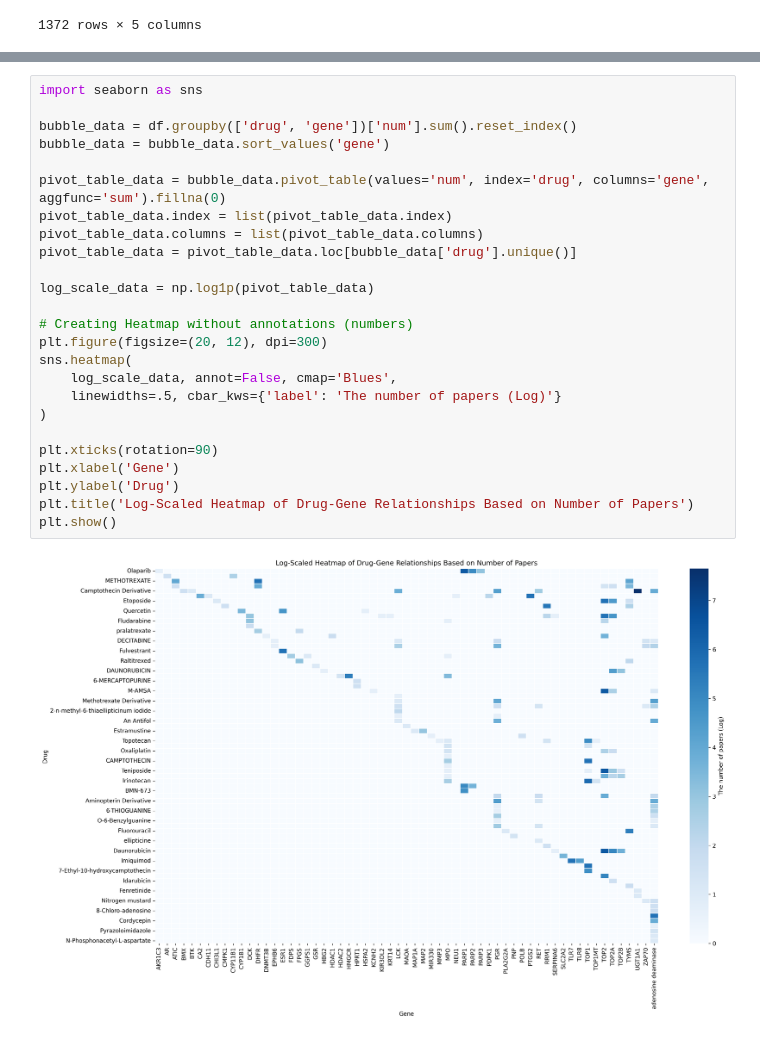
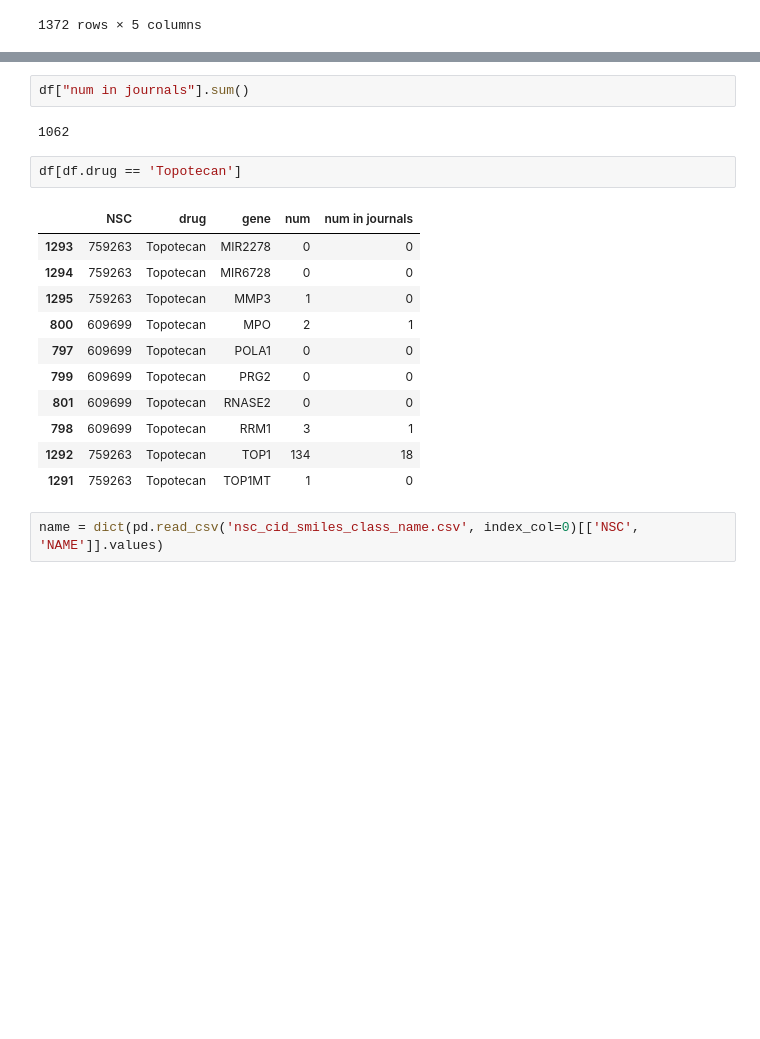
Before and after one commit to cannin/drGAT, a Jupyter notebook: Figs/Fig2.ipynb, the cells around one changed output, grey strips where cells are left out. Saved outputs shown, nothing was run; the diff lists cells and outputs as text; blank space fills up the shorter version.

```diff
--- a/Figs/Fig2.ipynb
+++ b/Figs/Fig2.ipynb
@@ -348,27 +301,20 @@ plt.show()
-# %%
-import seaborn as sns
-
-bubble_data = df.groupby(['drug', 'gene'])['num'].sum().reset_index()
-bubble_data = bubble_data.sort_values('gene')
-
-pivot_table_data = bubble_data.pivot_table(values='num', index='drug', columns='gene', aggfunc='sum').fillna(0)
-pivot_table_data.index = list(pivot_table_data.index)
-pivot_table_data.columns = list(pivot_table_data.columns)
-pivot_table_data = pivot_table_data.loc[bubble_data['drug'].unique()]
-
-log_scale_data = np.log1p(pivot_table_data)
-
-# Creating Heatmap without annotations (numbers)
-plt.figure(figsize=(20, 12), dpi=300)
-sns.heatmap(
-    log_scale_data, annot=False, cmap='Blues',
-    linewidths=.5, cbar_kws={'label': 'The number of papers (Log)'}
-)
-
-plt.xticks(rotation=90)
-plt.xlabel('Gene')
-plt.ylabel('Drug')
-plt.title('Log-Scaled Heatmap of Drug-Gene Relationships Based on Number of Papers')
-plt.show()
-# %% [output]
-[figure, removed]
+# %%
+df["num in journals"].sum()
+# %% [output]
+1062
+# %%
+df[df.drug == 'Topotecan']
+# %% [output]
+|  | NSC | drug | gene | num | num in journals |
+| 1293 | 759263 | Topotecan | MIR2278 | 0 | 0 |
+| 1294 | 759263 | Topotecan | MIR6728 | 0 | 0 |
+| 1295 | 759263 | Topotecan | MMP3 | 1 | 0 |
+| 800 | 609699 | Topotecan | MPO | 2 | 1 |
+| 797 | 609699 | Topotecan | POLA1 | 0 | 0 |
+| 799 | 609699 | Topotecan | PRG2 | 0 | 0 |
+| 801 | 609699 | Topotecan | RNASE2 | 0 | 0 |
+| 798 | 609699 | Topotecan | RRM1 | 3 | 1 |
+| 1292 | 759263 | Topotecan | TOP1 | 134 | 18 |
+| 1291 | 759263 | Topotecan | TOP1MT | 1 | 0 |
+# %%
+name = dict(pd.read_csv('nsc_cid_smiles_class_name.csv', index_col=0)[['NSC', 'NAME']].values)
```
Also changed, not shown: parts of 25 cells of this notebook, 4 other files.
